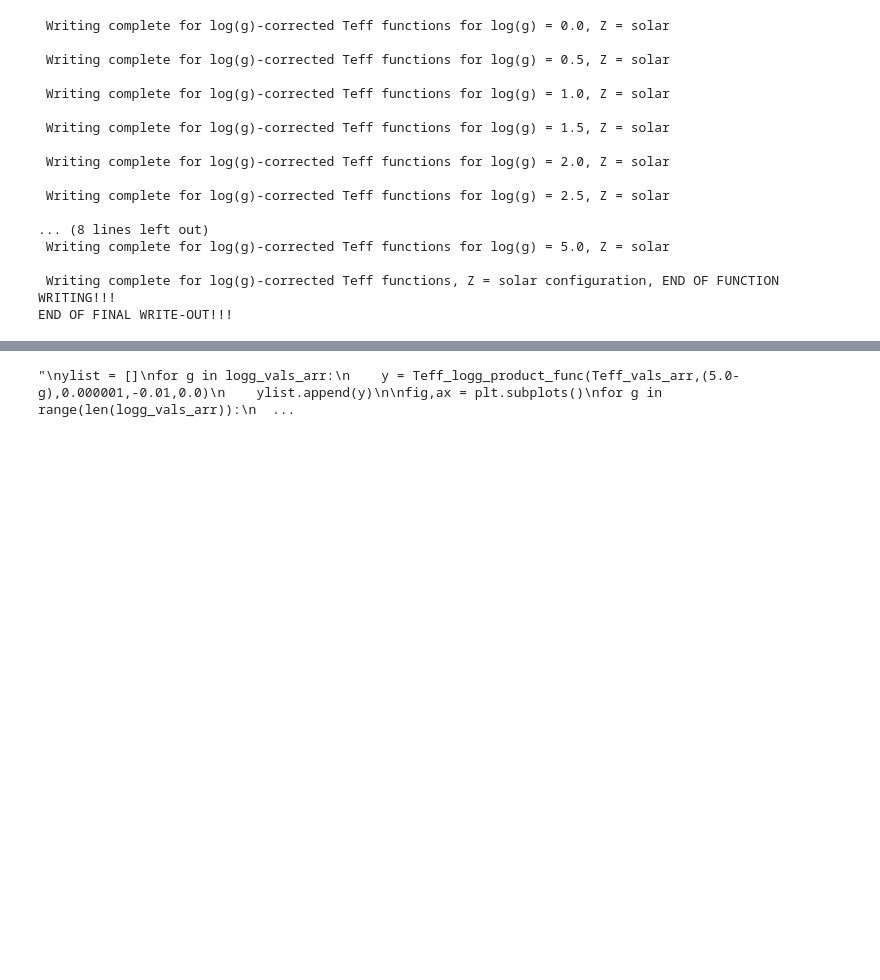
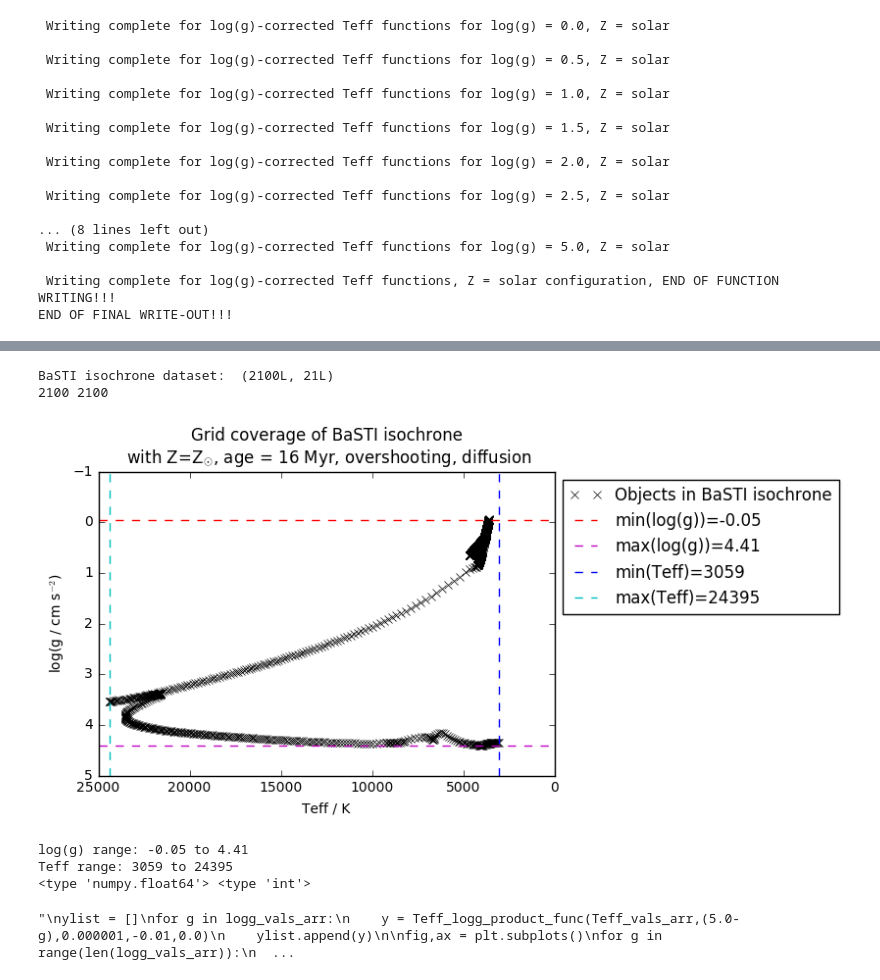
Before and after one commit to AlexlwAstro/phd_work, a Jupyter notebook: gaia_spectra_plots.ipynb, the cells around one changed output, grey strips where cells are left out. Saved outputs shown, nothing was run; the diff lists cells and outputs as text; code cells hidden in the pictures; blank space fills up the shorter version.

```diff
--- a/gaia_spectra_plots.ipynb
+++ b/gaia_spectra_plots.ipynb
@@ -2004,3 +2049,78 @@ plt.show()
+# %%
+# isochrone data cell
+# REMEMBER!: cgs units!!!
+
+basti_age_Myr = 16
+with open(('FEHp006_complex_solar/'+str(basti_age_Myr)+'z01721y269p00o1d1e1.isc_wfc3'),'r') as isofile_c16:
+    isodata_c16 = data_read_basti_isochrone(isofile_c16)
+
+# initial mass
+Mini_c16 = isodata_c16[:,0]
+# final (i.e. at this age) time
+Mfin_c16 = isodata_c16[:,1]
+# log(L/Lsun)
+logLstar_c16 = isodata_c16[:,2]
+# log(Teff/K)
+logTeff_c16 = isodata_c16[:,3]
+
+# g = GMfin/R^2
+# R^2 = L/((Teff^4)*4*pi*sigma_SB)
+
+# set universal constants
+G = 6.67428e-8
+sigma_SB = 5.6704e-5
+Lsun = 3.828e+33
+Msun = 1.98847e+33
+
+# Note: all variable parameters below are array objects!
+Mini_gram_c16 = Mini_c16*Msun
+Mfin_gram_c16 = Mfin_c16*Msun
+Lstar_c16 = Lsun * (10**(logLstar_c16))
+Teff_c16 = 10**(logTeff_c16)
+Rstar_sq_c16 = Lstar_c16/(4*(math.pi)*sigma_SB*(Teff_c16**4))
+# get g-value
+g_c16 = (G*Mfin_gram_c16)/Rstar_sq_c16
+logg_c16 = np.log10(g_c16)
+print len(logg_c16),len(Teff_c16)
+
+# plot feasibility grid
+fig,ax = plt.subplots()
+
+ax.plot(Teff_c16,logg_c16,color='k',marker='x',linestyle='', label='Objects in BaSTI isochrone')
+# set boundaries of Teff, log(g)
+plt.gca().invert_yaxis()
+plt.gca().invert_xaxis()
+min_g = np.around(min(logg_c16),decimals=2)
+max_g = np.around(max(logg_c16),decimals=2)
+#min_Teff = np.around(min(Teff_c16))
+min_Teff = int(min(Teff_c16))
+#max_Teff = np.around(max(Teff_c16))
+max_Teff = int(max(Teff_c16))
+#print type(min(Teff_c16)),type(min_Teff)
+
+ax.axhline(y=min_g, color='r',linestyle='--', label=('min(log(g))='+str(min_g)))
+ax.axhline(y=max_g, color='m',linestyle='--', label=('max(log(g))='+str(max_g)))
+ax.axvline(x=min_Teff, color='b',linestyle='--', label=('min(Teff)='+str(min_Teff)))
+ax.axvline(x=max_Teff, color='c',linestyle='--', label=('max(Teff)='+str(max_Teff)))
+
+ax.set_xlabel('Teff / K')
+ax.set_ylabel('log(g / cm s$^{-2}$)')
+ax.set_title('Grid coverage of BaSTI isochrone\n with Z=Z$_{\odot}$, age = '+str(basti_age_Myr)+' Myr, overshooting, diffusion')
+
+plt.legend(loc='upper left', bbox_to_anchor=(1.0, 1.0))
+plt.show()
+fig.savefig('FEHp006_complex_solar/ATLAS9_grid_BaSTI_coverage_c'+str(basti_age_Myr)+'.pdf',bbox_inches='tight')
+
+print 'log(g) range: ' + str(min_g) + ' to ' + str(max_g)
+print 'Teff range: ' + str(min_Teff) + ' to ' + str(max_Teff)
+print type(min(Teff_c16)),type(min_Teff)
+# %% [output]
+BaSTI isochrone dataset:  (2100L, 21L)
+2100 2100
+[figure, added]
+log(g) range: -0.05 to 4.41
+Teff range: 3059 to 24395
+<type 'numpy.float64'> <type 'int'>
 # %%
 """
 ylist = []
```
Also changed, not shown: parts of 5 cells of this notebook, 34 other files.
